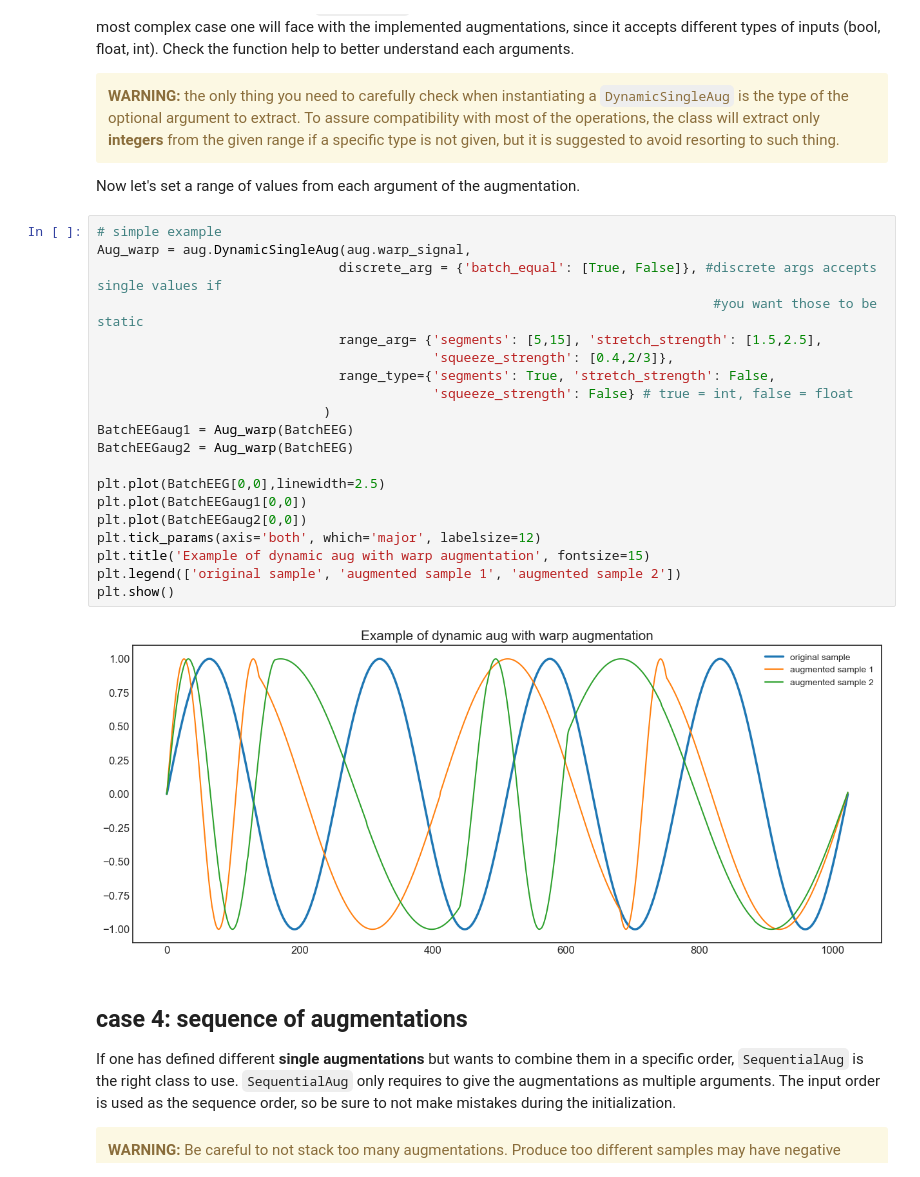
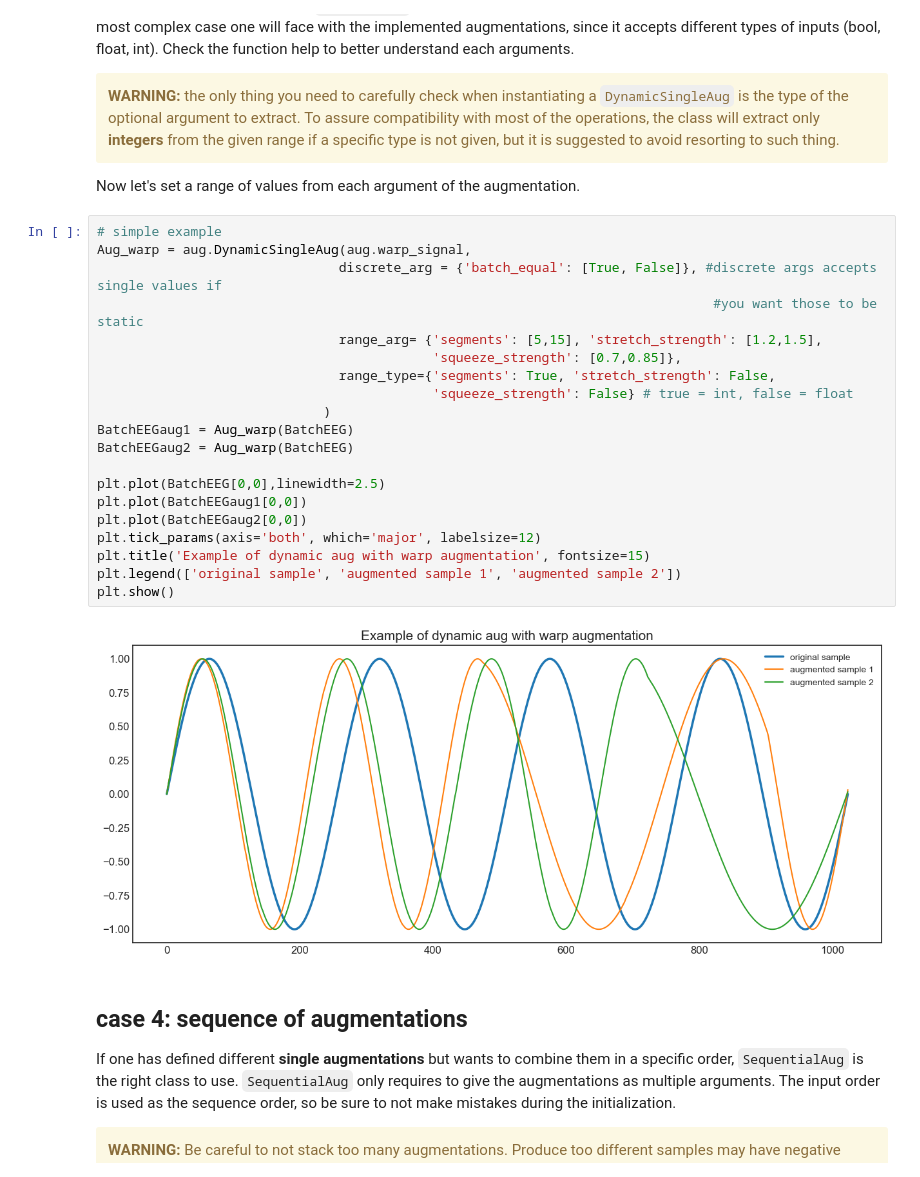
Before and after one commit to MedMaxLab/selfEEG, a Jupyter notebook: docs/Augmentation_guide.ipynb, the cells around one changed output. Cells and saved outputs as stored; diff of their text form.

```diff
--- a/docs/Augmentation_guide.ipynb
+++ b/docs/Augmentation_guide.ipynb
@@ -139,25 +148,25 @@ Now let's set a range of values from each argument of the augmentation.
 # %%
 # simple example
 Aug_warp = aug.DynamicSingleAug(aug.warp_signal,
                                discrete_arg = {'batch_equal': [True, False]}, #discrete args accepts single values if
                                                                                #you want those to be static
-                               range_arg= {'segments': [5,15], 'stretch_strength': [1.5,2.5],
-                                           'squeeze_strength': [0.4,2/3]},
+                               range_arg= {'segments': [5,15], 'stretch_strength': [1.2,1.5],
+                                           'squeeze_strength': [0.7,0.85]},
                                range_type={'segments': True, 'stretch_strength': False,
                                            'squeeze_strength': False} # true = int, false = float
                              )
 BatchEEGaug1 = Aug_warp(BatchEEG)
 BatchEEGaug2 = Aug_warp(BatchEEG)
 
 plt.plot(BatchEEG[0,0],linewidth=2.5)
 plt.plot(BatchEEGaug1[0,0])
 plt.plot(BatchEEGaug2[0,0])
 plt.tick_params(axis='both', which='major', labelsize=12)
 plt.title('Example of dynamic aug with warp augmentation', fontsize=15)
 plt.legend(['original sample', 'augmented sample 1', 'augmented sample 2'])
 plt.show()
 # %% [output]
-[figure, old version]
+[figure, new version]
 # %% [markdown]
 ## case 4: sequence of augmentations
 
```
Also changed, not shown: parts of 11 cells of this notebook, 45 other files.
